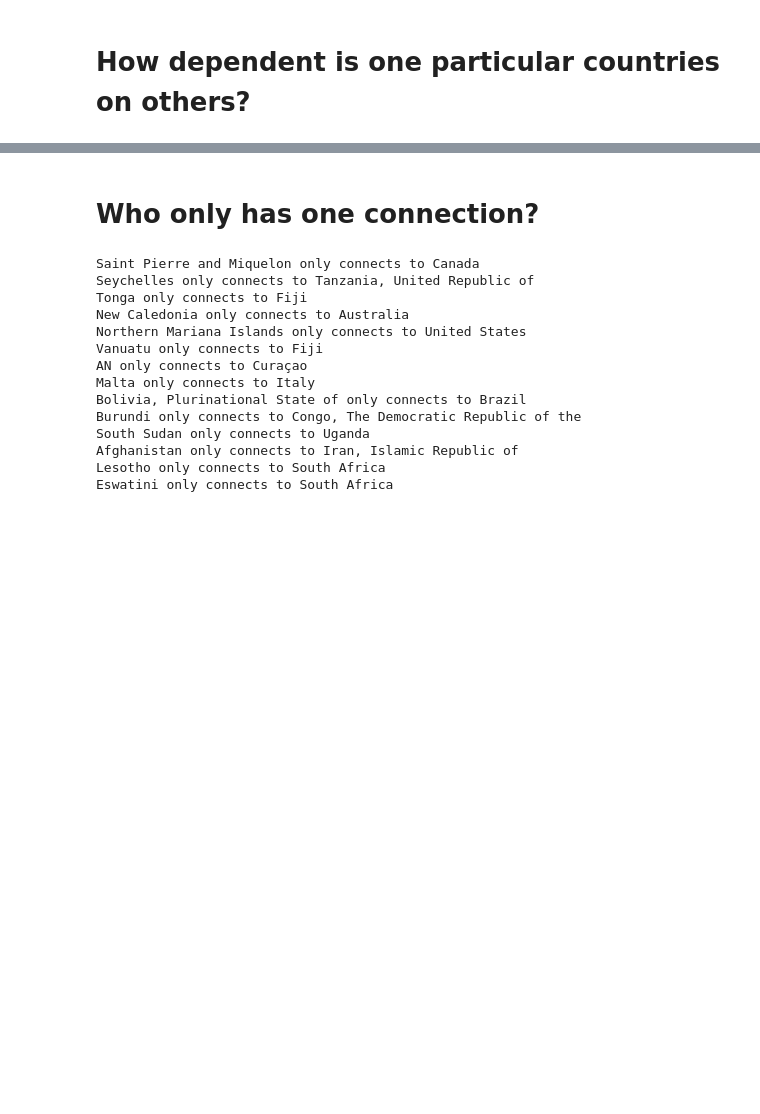
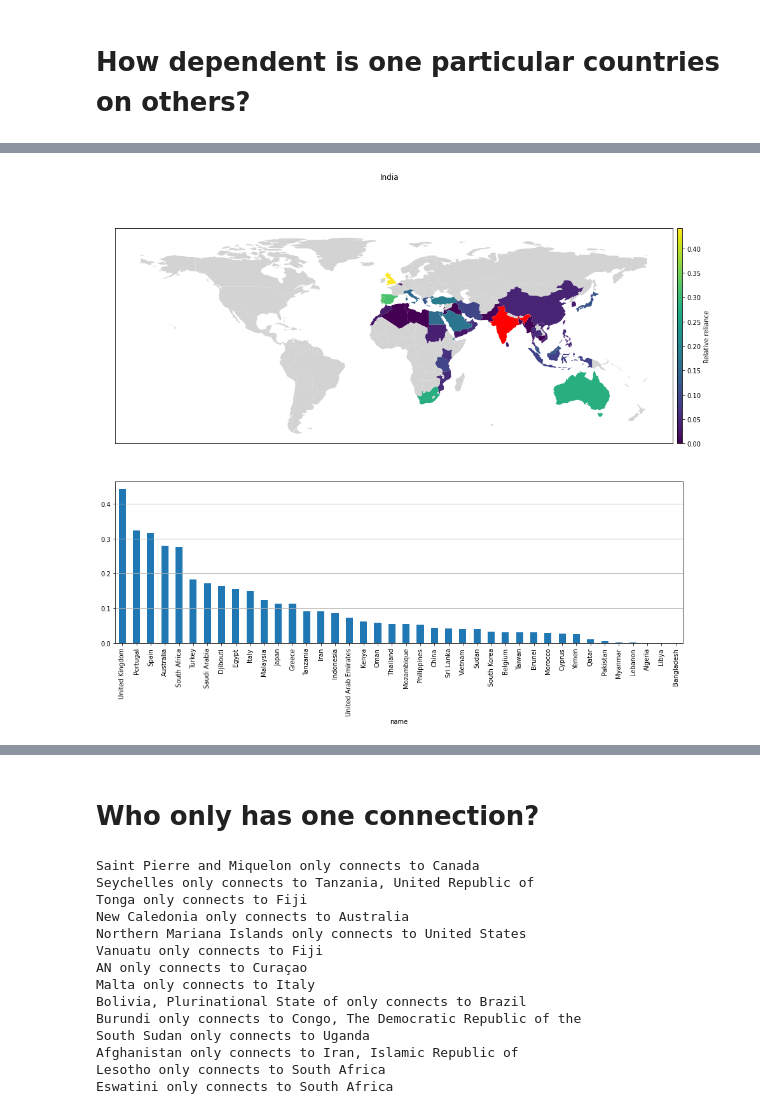
Before and after one commit to daylight-lab/international-cable-connectivity, a Jupyter notebook: Untitled.ipynb, the cells around one changed output, grey strips where cells are left out. Drawn from its saved outputs; the diff is of its cells as text; code cells hidden in the pictures; blank space fills up the shorter version.

```diff
--- a/Untitled.ipynb
+++ b/Untitled.ipynb
@@ -213,0 +253,4 @@ SZ
+# %%
+profile('IN')
+# %% [output]
+[figure, added]
```
Also changed, not shown: parts of 19 cells of this notebook, 17 other files.
